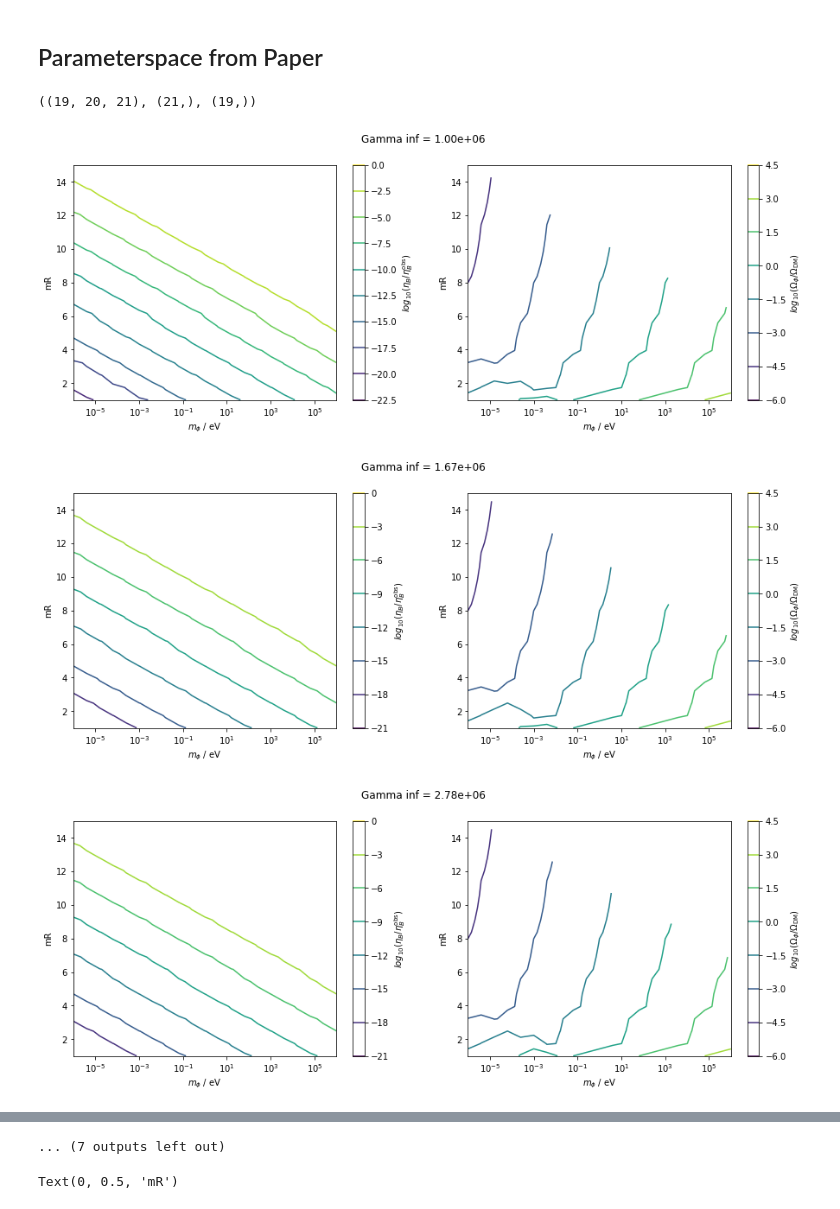
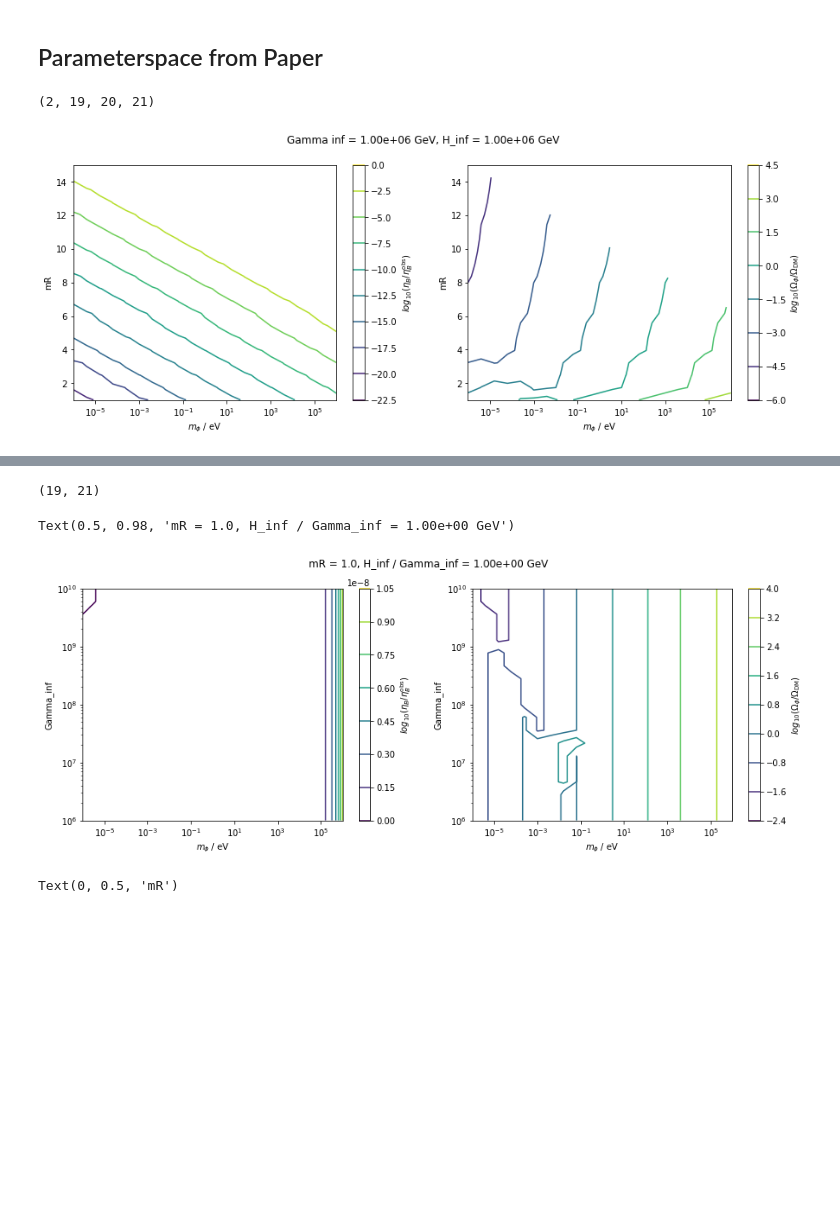
Before and after one commit to anna-jana/masters-project, a Jupyter notebook: transport_eq_in_time/clockwork.ipynb, the cells around one changed output, grey strips where cells are left out. Saved outputs shown, nothing was run; the diff lists cells and outputs as text; code cells hidden in the pictures; blank space fills up the shorter version.

```diff
--- a/transport_eq_in_time/clockwork.ipynb
+++ b/transport_eq_in_time/clockwork.ipynb
@@ -6,34 +7,36 @@
 # %% [markdown]
 ## Parameterspace from Paper
 # %%
-data = load_data("clockwork", 4)
+data = load_data("clockwork", 5)
 # %%
 eta_B = data["eta"] * data["dilution"]
 Omega_h_sq = data["Omega_h_sq"]
 m_phi = data["m_phi"]
 Gamma_inf = data["Gamma_inf"]
 mR = data["mR"]
+H_inf_over_Gamma_inf = data["H_inf_over_Gamma_inf"]
 # %%
-eta_B.shape, m_phi.shape, Gamma_inf.shape
+eta_B.shape
 # %% [output]
-((19, 20, 21), (21,), (19,))
+(2, 19, 20, 21)
 # %%
 for i, Gi in enumerate(Gamma_inf):
-    plt.figure(figsize=(15,5))
-    plt.subplot(1,2,1)
-    plt.contour(m_phi * 1e9, mR, np.log10(eta_B[i, :, :] / eta_B_observed))
-    plt.xscale("log")
-    plt.colorbar(label=r"$log_{10}(\eta_B / \eta_B^\mathrm{obs})$")
-    plt.xlabel(r"$m_\phi$ / eV")
-    plt.ylabel(r"mR")
-    plt.subplot(1,2,2)
-    plt.contour(m_phi * 1e9, mR, np.log10(Omega_h_sq[i, :, :] / Omega_DM_h_sq))
-    plt.xscale("log")
-    plt.colorbar(label=r"$log_{10}(\Omega_\phi / \Omega_\mathrm{DM})$")
-    plt.xlabel(r"$m_\phi$ / eV")
-    plt.ylabel(r"mR")
-    plt.suptitle(f"Gamma inf = {Gi:.2e}")
+    for j, H in enumerate(H_inf_over_Gamma_inf):
+        plt.figure(figsize=(15,5))
+        plt.subplot(1,2,1)
+        plt.contour(m_phi * 1e9, mR, np.log10(eta_B[j, i, :, :] / eta_B_observed))
+        plt.xscale("log")
+        plt.colorbar(label=r"$log_{10}(\eta_B / \eta_B^\mathrm{obs})$")
+        plt.xlabel(r"$m_\phi$ / eV")
+        plt.ylabel(r"mR")
+        plt.subplot(1,2,2)
+        plt.contour(m_phi * 1e9, mR, np.log10(Omega_h_sq[j, i, :, :] / Omega_DM_h_sq))
+        plt.xscale("log")
+        plt.colorbar(label=r"$log_{10}(\Omega_\phi / \Omega_\mathrm{DM})$")
+        plt.xlabel(r"$m_\phi$ / eV")
+        plt.ylabel(r"mR")
+        plt.suptitle(f"Gamma inf = {Gi:.2e} GeV, H_inf = {H*Gi:.2e} GeV")
+        break
+    break # just plot the first one
 # %% [output]
-[figure, old version]
+[figure, new version]
-[figure, removed]
-[figure, removed]
@@ -49,4 +43,30 @@ for i, Gi in enumerate(Gamma_inf):
-... (7 outputs left out)
+# %%
+eta_B[i, :, j, :].shape
+# %% [output]
+(19, 21)
+# %%
+plt.figure(figsize=(15,5))
+i = 0
+j = 0
+plt.subplot(1,2,1)
+plt.contour(m_phi * 1e9, Gamma_inf, eta_B[i, :, j, :] / eta_B_observed)
+plt.xscale("log")
+plt.colorbar(label=r"$log_{10}(\eta_B / \eta_B^\mathrm{obs})$")
+plt.xlabel(r"$m_\phi$ / eV")
+plt.ylabel(r"Gamma_inf")
+plt.xscale("log")
+plt.yscale("log")
+plt.subplot(1,2,2)
+plt.contour(m_phi * 1e9, Gamma_inf, np.log10(Omega_h_sq[i, :, j, :] / Omega_DM_h_sq))
+plt.xscale("log")
+plt.yscale("log")
+plt.colorbar(label=r"$log_{10}(\Omega_\phi / \Omega_\mathrm{DM})$")
+plt.xlabel(r"$m_\phi$ / eV")
+plt.ylabel(r"Gamma_inf")
+plt.suptitle(f"mR = {mR[j]}, H_inf / Gamma_inf = {H_inf_over_Gamma_inf[i]:.2e} GeV")
+# %% [output]
+Text(0.5, 0.98, 'mR = 1.0, H_inf / Gamma_inf = 1.00e+00 GeV')
+[figure, added]
 # %%
 curvature = np.array([[calc_d2V_eff_dphi2(theta_to_phi_over_f(1.0, calc_eps(mR)), calc_eps(mR), m_phi / calc_eps(mR))
             for m_phi in m_phi_range] for mR in mR_range])
```
Also changed, not shown: parts of 2 cells of this notebook, 3 other files.
